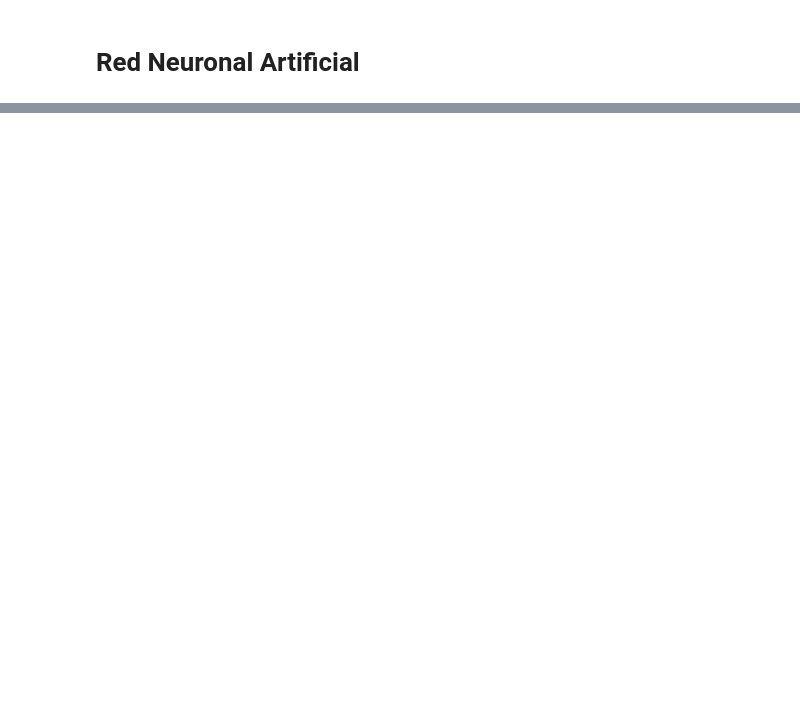
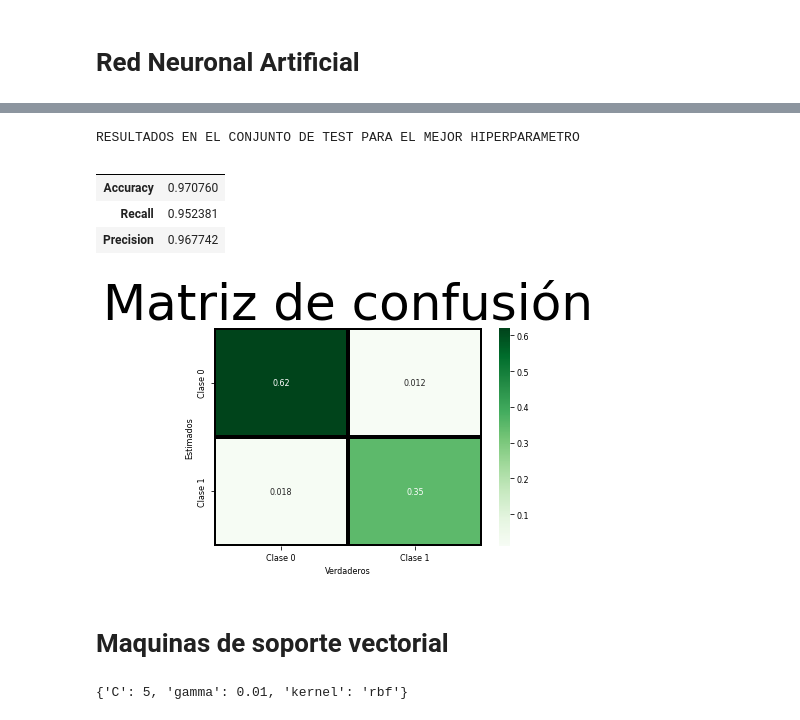
Before and after one commit to FelipeTriana/BreastCancerWisconsin, a Jupyter notebook: BreastCancerWisconsin.ipynb, the cells around one changed output, grey strips where cells are left out. Cells and saved outputs as stored; diff of their text form; code cells hidden in the pictures; blank space fills up the shorter version.

```diff
--- a/BreastCancerWisconsin.ipynb
+++ b/BreastCancerWisconsin.ipynb
@@ -654,2 +664,17 @@ modelEvaluatorGBT(Xtrain,Ytrain,Xtest,Ytest,150)
 # %% [markdown]
 # Red Neuronal Artificial
+# %%
+import warnings
+
+warnings.filterwarnings("ignore")
+#Establecer parametros del modelo
+ValoresRNA = {'hidden_layer_sizes':((10), (16), (20), (30),(50), (10,10), (16,16), (20,20),(30,30),(50,50), (10,10,10),(16,16,16),(20,20,20),(30,30,30),(50,50,50) )}
+Epocas     = 200
+RNA        = MLPClassifier( activation='tanh', max_iter = Epocas)
+
+GridRNA = GridSearchCV( RNA, ValoresRNA, cv=5 )
+GridRNA.fit( Xtrain, Ytrain )
+
+
+#Obteniendo los valores
+print(GridRNA.best_params_)
@@ -655,0 +704,51 @@ modelEvaluatorGBT(Xtrain,Ytrain,Xtest,Ytest,150)
+# %%
+Epocas = 200
+bestParam = GridRNA.best_params_['hidden_layer_sizes']
+#Modelo con los mejores valores
+RNATest = MLPClassifier(hidden_layer_sizes=(bestParam)	,activation='tanh', max_iter=Epocas)
+RNATest.fit(Xtrain, Ytrain)
+
+trainedRNA = RNATest
+# %%
+#Evaluar el desempeno con el conjunto de test segun los mejores hiperparametros
+def testResults( trainModel, Y_test, X_test):
+
+    print('RESULTADOS EN EL CONJUNTO DE TEST PARA EL MEJOR HIPERPARAMETRO')
+    modelPrediction = trainModel.predict( X_test )
+    results = pd.DataFrame()
+    results.loc['Accuracy',''] = accuracy_score( Y_test, modelPrediction)
+    results.loc['Recall',''] = recall_score(Y_test,modelPrediction)
+    results.loc['Precision',''] = precision_score(Y_test,modelPrediction)
+
+    #Matriz de confusion
+    cols = ['Clase %s'%(i) for i in range(0, len(np.unique(y)))]
+    matrix = confusion_matrix(Y_test, modelPrediction, normalize = 'all' )
+    dfMatrix = pd.DataFrame( matrix , index = cols , columns = cols)
+    grafMatrix = sns.heatmap( dfMatrix, cmap = 'Greens', annot = True, linecolor="k",linewidths=3 )
+    grafMatrix.set(xlabel = 'Verdaderos', ylabel = 'Estimados')
+    plt.title("Matriz de confusión",fontsize=50)
+
+    return results
+# %%
+testResults(trainedRNA, Ytest, Xtest)
+# %% [output]
+RESULTADOS EN EL CONJUNTO DE TEST PARA EL MEJOR HIPERPARAMETRO
+|  |  |
+| Accuracy | 0.970760 |
+| Recall | 0.952381 |
+| Precision | 0.967742 |
+[figure, added]
+# %% [markdown]
+# Maquinas de soporte vectorial
+# %%
+#Preparamos los parametros del modelo
+params = {'kernel':('linear', 'rbf'), 'C':(0.05,0.5,1,1.5,2, 2.5, 3,3.5, 4, 5), 'gamma':(0.01, 0.05, 0.1, 0.5, 1) }
+SVM = SVC()
+
+GridSVM = GridSearchCV( SVM, params, cv=5 )
+GridSVM.fit( Xtrain, Ytrain )
+
+
+print(GridSVM.best_params_)
+# %% [output]
+{'C': 5, 'gamma': 0.01, 'kernel': 'rbf'}
```
Also changed, not shown: parts of 13 cells of this notebook.
